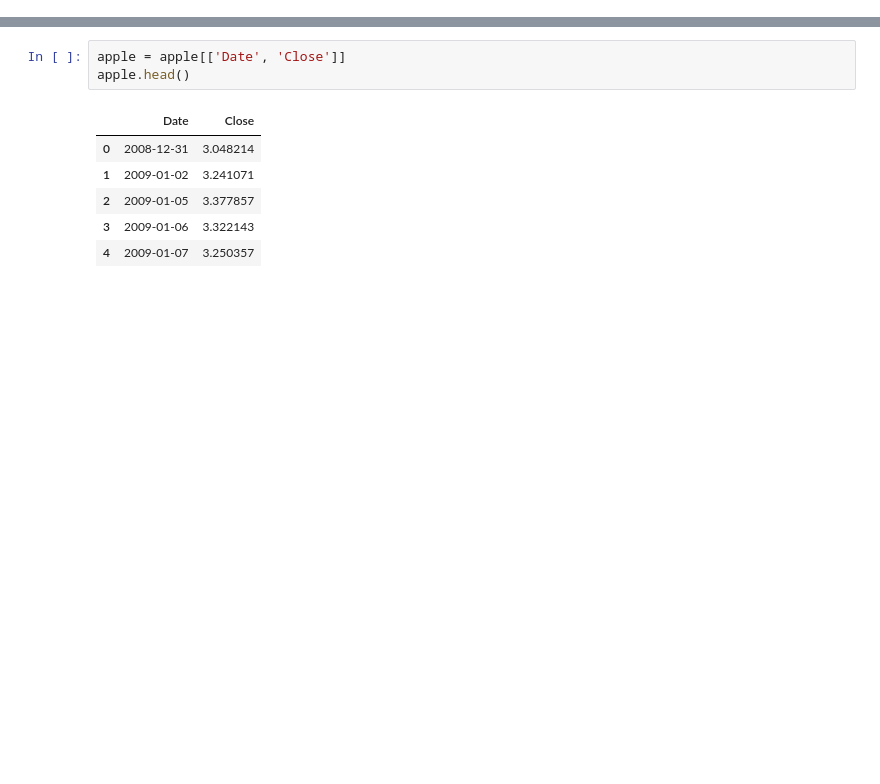
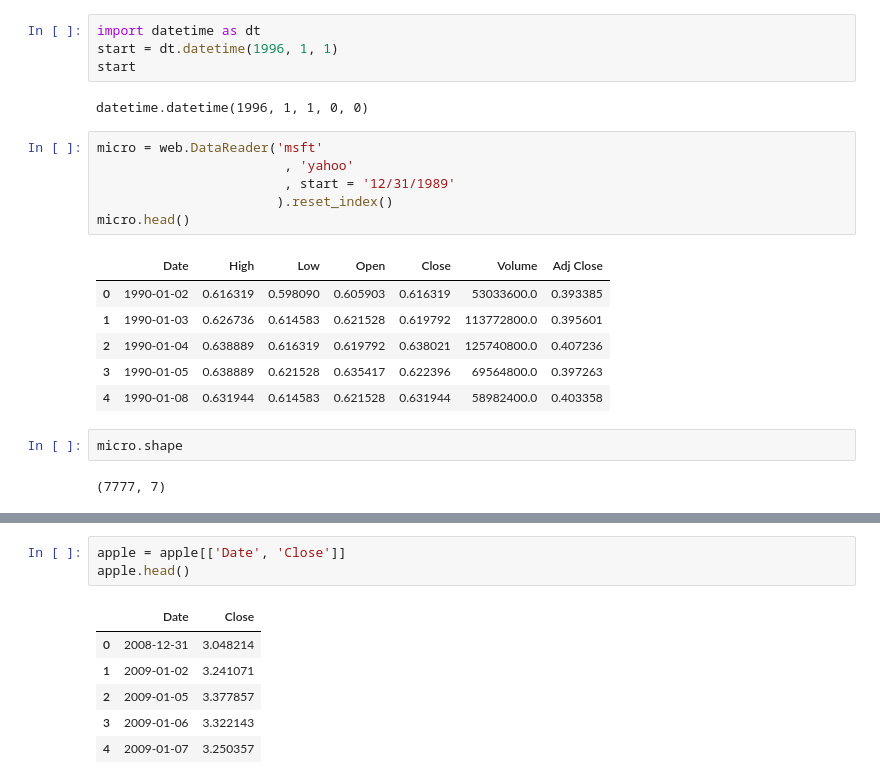
Before and after one commit to yuchild/erik_interviewqs, a Jupyter notebook: question_stocks_monte_carlo.ipynb, the cells around one changed output, grey strips where cells are left out. Drawn from its saved outputs; the diff is of its cells as text; blank space fills up the shorter version.

```diff
--- a/question_stocks_monte_carlo.ipynb
+++ b/question_stocks_monte_carlo.ipynb
@@ -21,0 +43,23 @@ apple.head()
+# %%
+import datetime as dt
+start = dt.datetime(1996, 1, 1)
+start
+# %% [output]
+datetime.datetime(1996, 1, 1, 0, 0)
+# %%
+micro = web.DataReader('msft'
+                        , 'yahoo'
+                        , start = '12/31/1989'
+                       ).reset_index()
+micro.head()
+# %% [output]
+|  | Date | High | Low | Open | Close | Volume | Adj Close |
+| 0 | 1990-01-02 | 0.616319 | 0.598090 | 0.605903 | 0.616319 | 53033600.0 | 0.393385 |
+| 1 | 1990-01-03 | 0.626736 | 0.614583 | 0.621528 | 0.619792 | 113772800.0 | 0.395601 |
+| 2 | 1990-01-04 | 0.638889 | 0.616319 | 0.619792 | 0.638021 | 125740800.0 | 0.407236 |
+| 3 | 1990-01-05 | 0.638889 | 0.621528 | 0.635417 | 0.622396 | 69564800.0 | 0.397263 |
+| 4 | 1990-01-08 | 0.631944 | 0.614583 | 0.621528 | 0.631944 | 58982400.0 | 0.403358 |
+# %%
+micro.shape
+# %% [output]
+(7777, 7)
```
Also changed, not shown: parts of 15 cells of this notebook.
